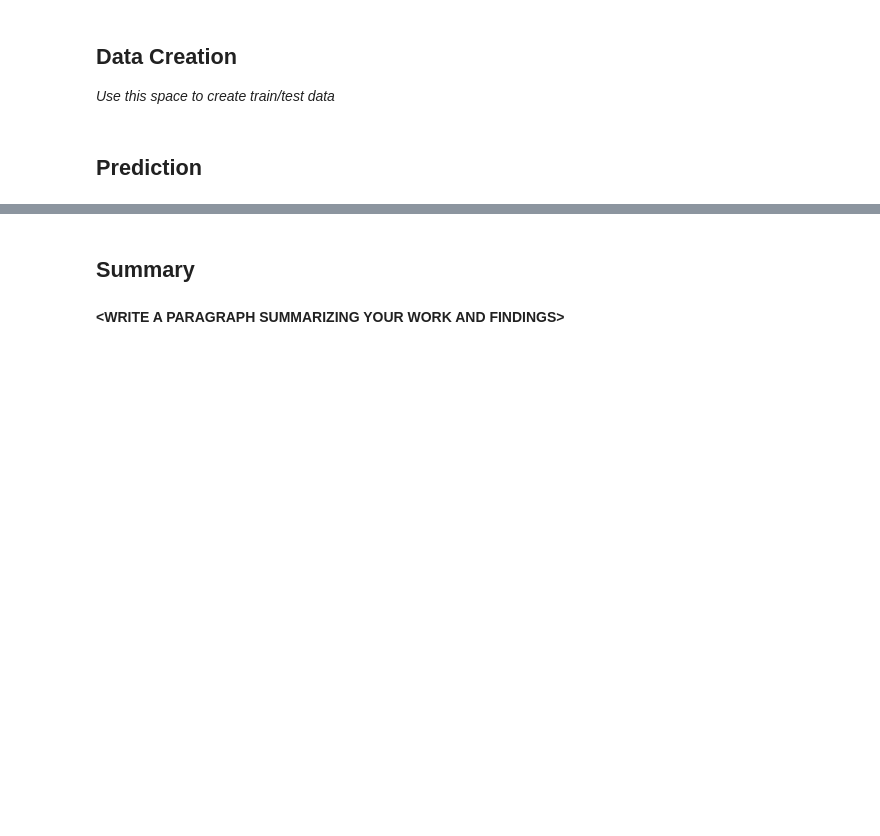
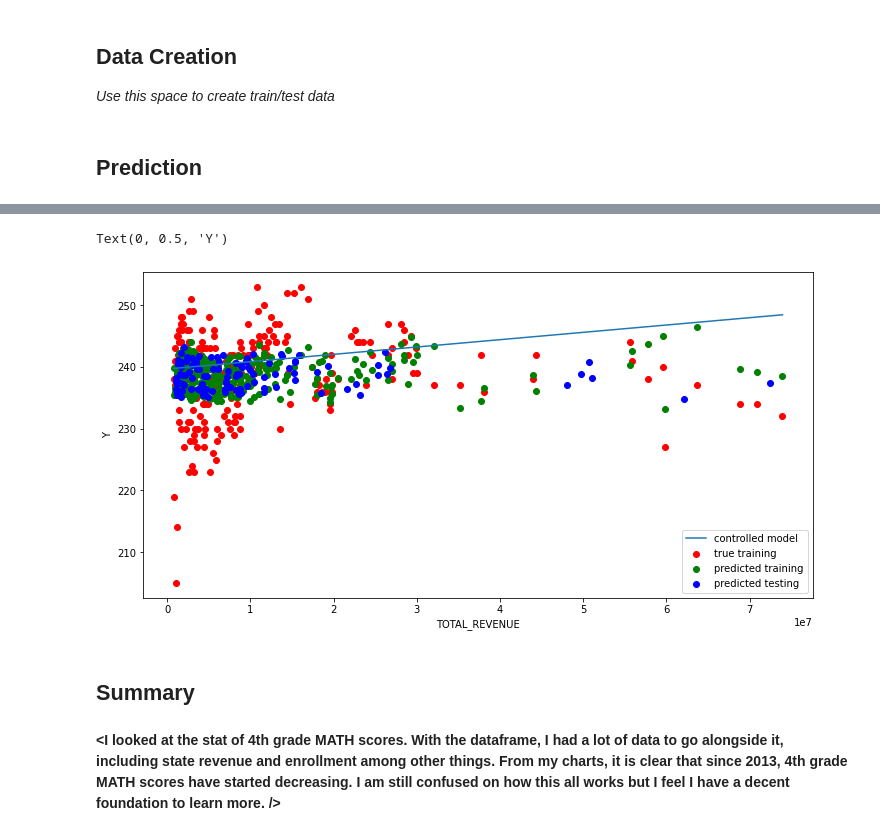
Before and after one commit to bgebaraumich/mdst_checkpoints, a Jupyter notebook: checkpoint2/checkpoint2b.ipynb, the cells around one changed output, grey strips where cells are left out. Saved outputs shown, nothing was run; the diff lists cells and outputs as text; code cells hidden in the pictures; blank space fills up the shorter version.

```diff
--- a/checkpoint2/checkpoint2b.ipynb
+++ b/checkpoint2/checkpoint2b.ipynb
@@ -69,6 +116,9 @@ y = ??
+# %%
+X = df[['TOTAL_REVENUE','ENROLL_4','SUPPORT_SERVICES_EXPENDITURE_PER_STUDENT','YEAR']].dropna()
+y = df.loc[X.index]['AVG_MATH_4_SCORE']
 # %%
 X_train, X_test, y_train, y_test = train_test_split(
-     X, y, test_size=??, random_state=0)
+     X, y, test_size=.3, random_state=0)
 # %% [markdown]
 <h2> Prediction </h2>
 # %% [markdown]
@@ -78,5 +129,5 @@ Chosen ML task: **<REGRESSION/CLASSIFICATION>**
 # %%
 # create your model here
-model =
+model = LinearRegression()
 # %%
 model.fit(X_train, y_train)
@@ -91,26 +146,29 @@ plot_confusion_matrix(model, X_test, y_test,
 # %%
 # FOR REGRESSION ONLY: (pick a single column to visualize results)
 
 # Results from this graph _should not_ be used as a part of your results -- it is just here to help with intuition.
 # Instead, look at the error values and individual intercepts.
 
 
-col_name = ??
+col_name = 'TOTAL_REVENUE'
 col_index = X_train.columns.get_loc(col_name)
 
 f = plt.figure(figsize=(12,6))
 plt.scatter(X_train[col_name], y_train, color = "red")
 plt.scatter(X_train[col_name], model.predict(X_train), color = "green")
 plt.scatter(X_test[col_name], model.predict(X_test), color = "blue")
 
 new_x = np.linspace(X_train[col_name].min(),X_train[col_name].max(),200)
 intercept = model.predict([X_train.sort_values(col_name).iloc[0]]) - X_train[col_name].min()*model.coef_[col_index]
 plt.plot(new_x, intercept+new_x*model.coef_[col_index])
 
 plt.legend(['controlled model','true training','predicted training','predicted testing'])
 plt.xlabel(col_name)
-plt.ylabel(??)
+plt.ylabel("Y")
+# %% [output]
+Text(0, 0.5, 'Y')
+[figure, added]
 # %% [markdown]
 <h2> Summary </h2>
-# %% [markdown]
-**<WRITE A PARAGRAPH SUMMARIZING YOUR WORK AND FINDINGS\>**
+# %% [markdown]
+**<I looked at the stat of 4th grade MATH scores. With the dataframe, I had a lot of data to go alongside it, including state revenue and enrollment among other things. From my charts, it is clear that since 2013, 4th grade MATH scores have started decreasing. I am still confused on how this all works but I feel I have a decent foundation to learn more. />**
```
Also changed, not shown: parts of 17 cells of this notebook.
